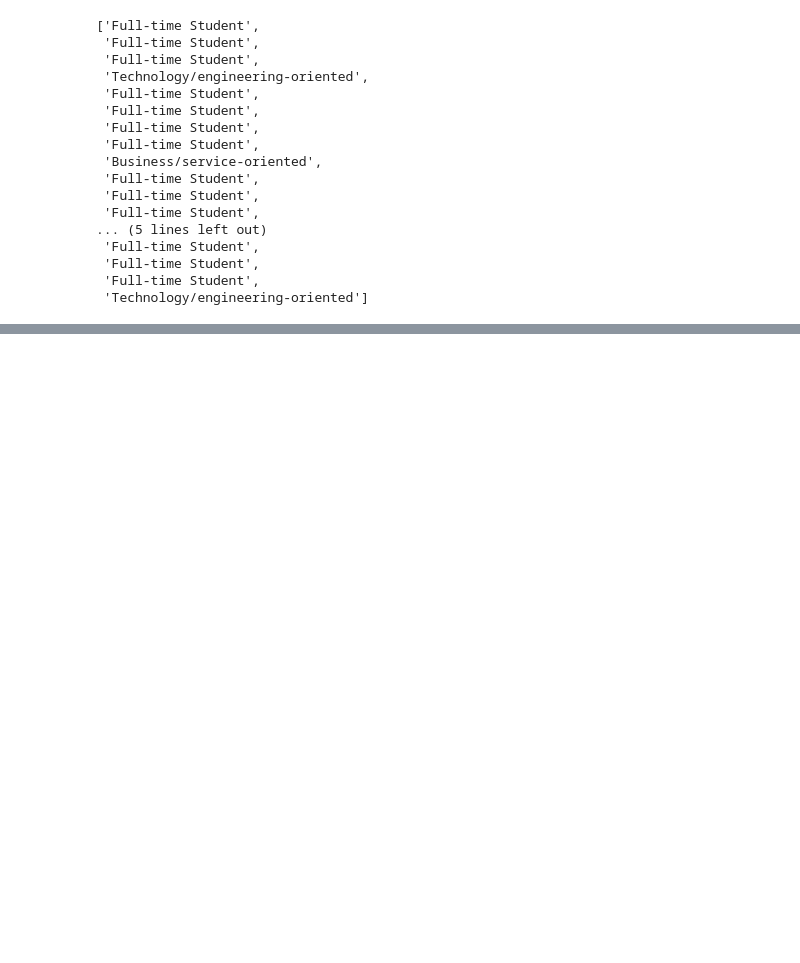
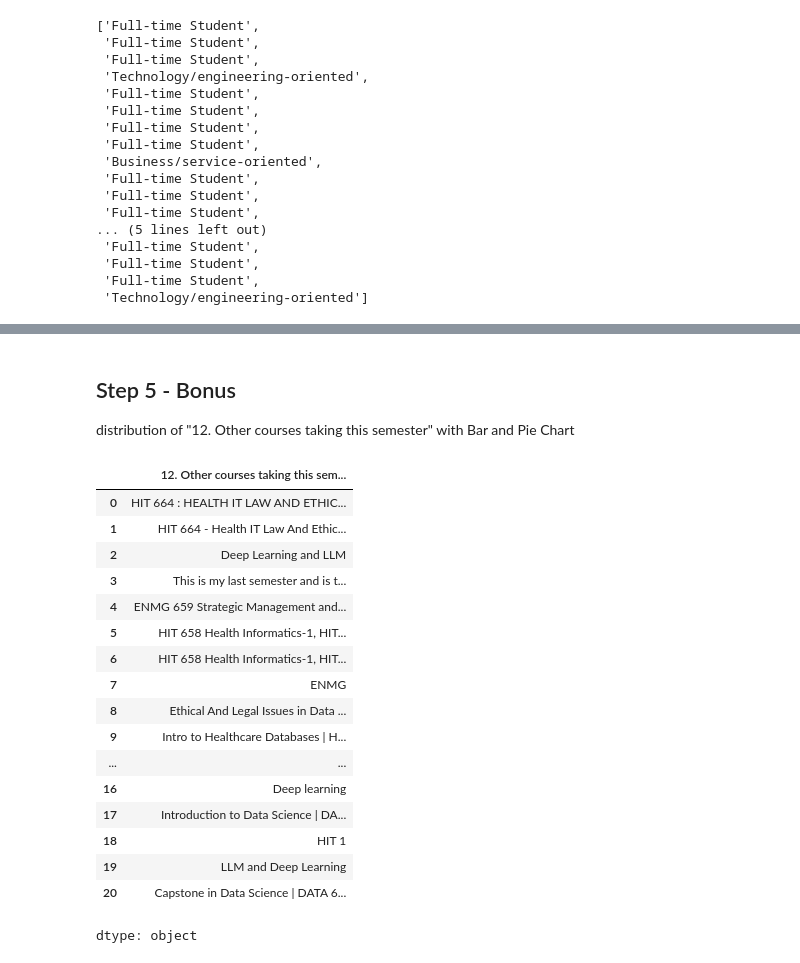
Before and after one commit to abhiram172/umbc_data690_fall2024_1, a Jupyter notebook: Assignment/Assignment_2.ipynb, the cells around one changed output, grey strips where cells are left out. Saved outputs shown, nothing was run; the diff lists cells and outputs as text; code cells hidden in the pictures; blank space fills up the shorter version.

```diff
--- a/Assignment/Assignment_2.ipynb
+++ b/Assignment/Assignment_2.ipynb
@@ -252,0 +327,25 @@ Business/service-oriented: 2
+# %% [markdown]
+## Step 5 - Bonus
+
+distribution of "12. Other courses taking this semester" with Bar and Pie Chart
+# %%
+df["12. Other courses taking this semester"]
+# %% [output]
+|  | 12. Other courses taking this sem... |
+| 0 | HIT 664 : HEALTH IT LAW AND ETHIC... |
+| 1 | HIT 664 - Health IT Law And Ethic... |
+| 2 | Deep Learning and LLM |
+| 3 | This is my last semester and is t... |
+| 4 | ENMG 659 Strategic Management and... |
+| 5 | HIT 658 Health Informatics-1, HIT... |
+| 6 | HIT 658 Health Informatics-1, HIT... |
+| 7 | ENMG |
+| 8 | Ethical And Legal Issues in Data ... |
+| 9 | Intro to Healthcare Databases | H... |
+| ... | ... |
+| 16 | Deep learning |
+| 17 | Introduction to Data Science | DA... |
+| 18 | HIT 1 |
+| 19 | LLM and Deep Learning |
+| 20 | Capstone in Data Science | DATA 6... |
+dtype: object
```
Also changed, not shown: parts of 24 cells of this notebook.
